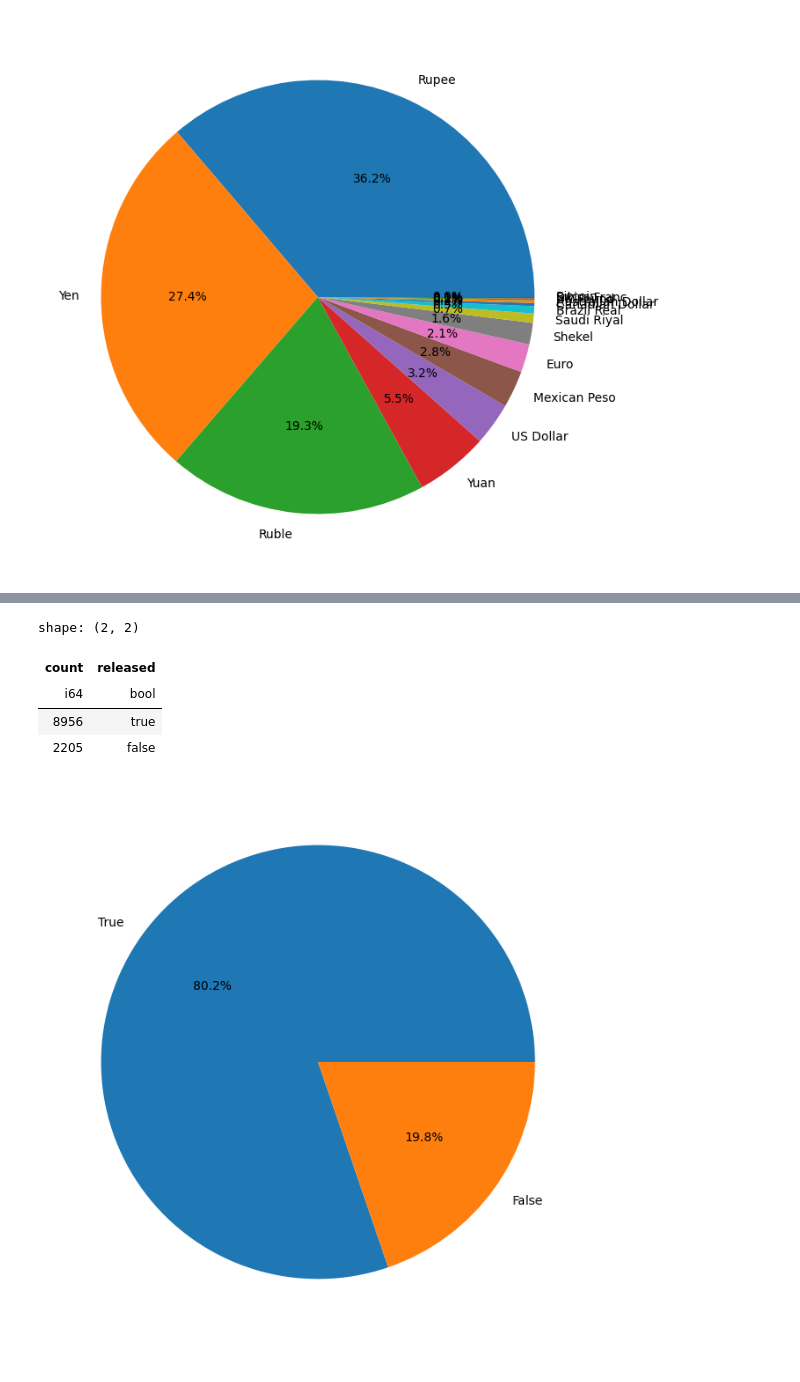
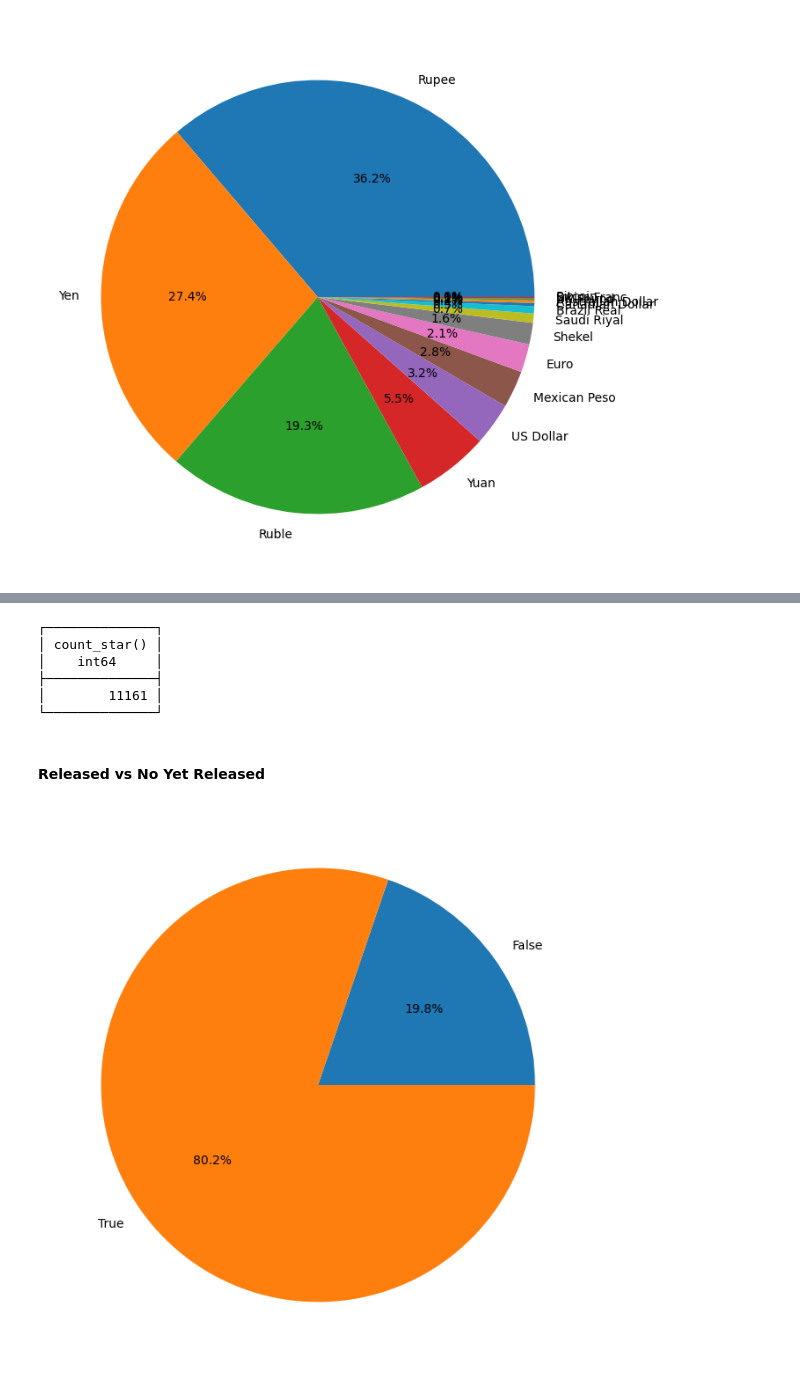
Before and after one commit to jayhuang75/duckdb_demo, a Jupyter notebook: duckdb_aml_demo.ipynb, the cells around one changed output, grey strips where cells are left out. Drawn from its saved outputs; the diff is of its cells as text; code cells hidden in the pictures.

```diff
--- a/duckdb_aml_demo.ipynb
+++ b/duckdb_aml_demo.ipynb
@@ -116,28 +119,41 @@ shape: (15, 2)
+# %%
+import duckdb
+
+con = duckdb.connect('db/cdn_open_data.db')
+
+total = con.query("""SELECT count(*) from inventory;""")
+print(total)
+
+con.close()
+# %% [output]
+┌──────────────┐
+│ count_star() │
+│    int64     │
+├──────────────┤
+│        11161 │
+└──────────────┘
+# %% [markdown]
+#### Released vs No Yet Released
 # %%
 import duckdb
 import polars as pl
 import matplotlib.pyplot as plt
 
 con = duckdb.connect('db/cdn_open_data.db')
 
 duckdb_to_arrow = con.query("""
 SELECT count(*) - count(date_released) as 'count', CAST(false AS boolean) as released FROM inventory union select count(date_released), CAST(true AS boolean) as released from inventory;""").arrow()
 polars_df = pl.DataFrame(duckdb_to_arrow)
 
-display(polars_df)
+# display(polars_df)
 
 # polars_df
 plt.figure(figsize=(8,8))
 
 # plot a Pie Chart for Registration Price column with label Car column
 plt.pie(polars_df["count"], labels = polars_df["released"], autopct='%1.1f%%')
 plt.show()
 
 con.close()
 # %% [output]
-shape: (2, 2)
-| count | released |
-| i64 | bool |
-| 8956 | true |
-| 2205 | false |
-[figure, old version]
+[figure, new version]
```
Also changed, not shown: parts of 4 cells of this notebook.
